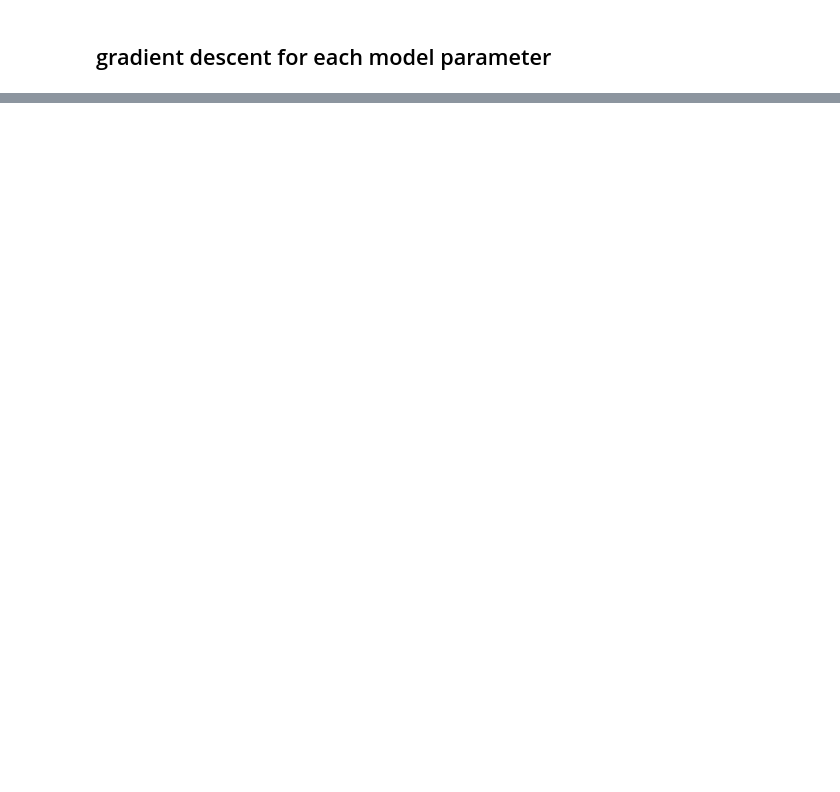
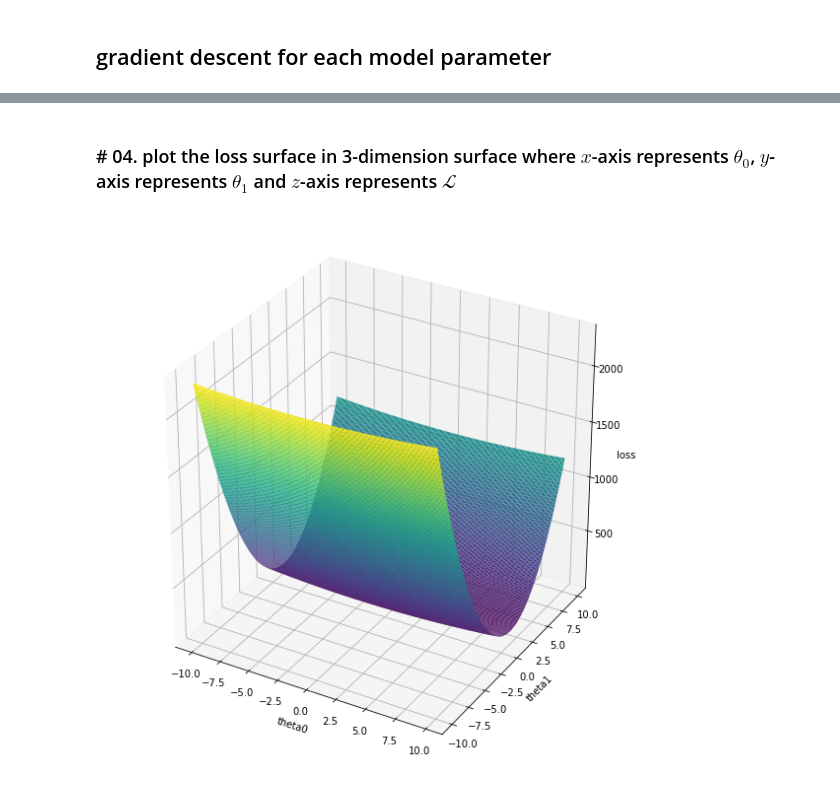
Before and after one commit to YJbonobono/assignment-machine-learning, a Jupyter notebook: 06/assignment_06_new.ipynb, the cells around one changed output, grey strips where cells are left out. Cells and saved outputs as stored; diff of their text form; code cells hidden in the pictures; blank space fills up the shorter version.

```diff
--- a/06/assignment_06_new.ipynb
+++ b/06/assignment_06_new.ipynb
@@ -102,0 +143,29 @@ f =
+# %%
+
+X0  = np.arange(-10, 10, 0.1)
+X1  = np.arange(-10, 10, 0.1)
+grid_theta0, grid_theta1 = np.meshgrid(X0, X1)
+print(grid_theta0.shape)
+print(grid_theta1.shape)
+
+#grid_loss = compute_loss(x[:200], y[:200], grid_theta0, grid_theta1)
+grid_loss = np.zeros((200,200))
+for i in range(200):
+    for j in range(200):
+        grid_loss[i][j] = compute_loss(X0, y[:200], grid_theta0[i][j], grid_theta1[i][j])
+
+
+def plot_loss_surface(grid_theta0, grid_theta1, grid_loss):
+
+    fig = plt.figure(figsize=(8,8))
+    plt.title('loss surface')
+
+    ax = plt.axes(projection='3d')
+    ax.plot_surface(grid_theta0, grid_theta1, grid_loss, rstride=1, cstride=1, cmap='viridis', edgecolor='none')
+
+    ax.set_xlabel('theta0')
+    ax.set_ylabel('theta1')
+    ax.set_zlabel('loss');
+
+    plt.tight_layout()
+    plt.show()
@@ -102,0 +199,6 @@ f =
+# %% [markdown]
+### # 04. plot the loss surface in 3-dimension surface where $x$-axis represents $\theta_0$, $y$-axis represents $\theta_1$ and $z$-axis represents $\mathcal{L}$
+# %%
+plot_loss_surface(grid_theta0, grid_theta1, grid_loss)
+# %% [output]
+[figure, added]
```
Also changed, not shown: parts of 22 cells of this notebook.
